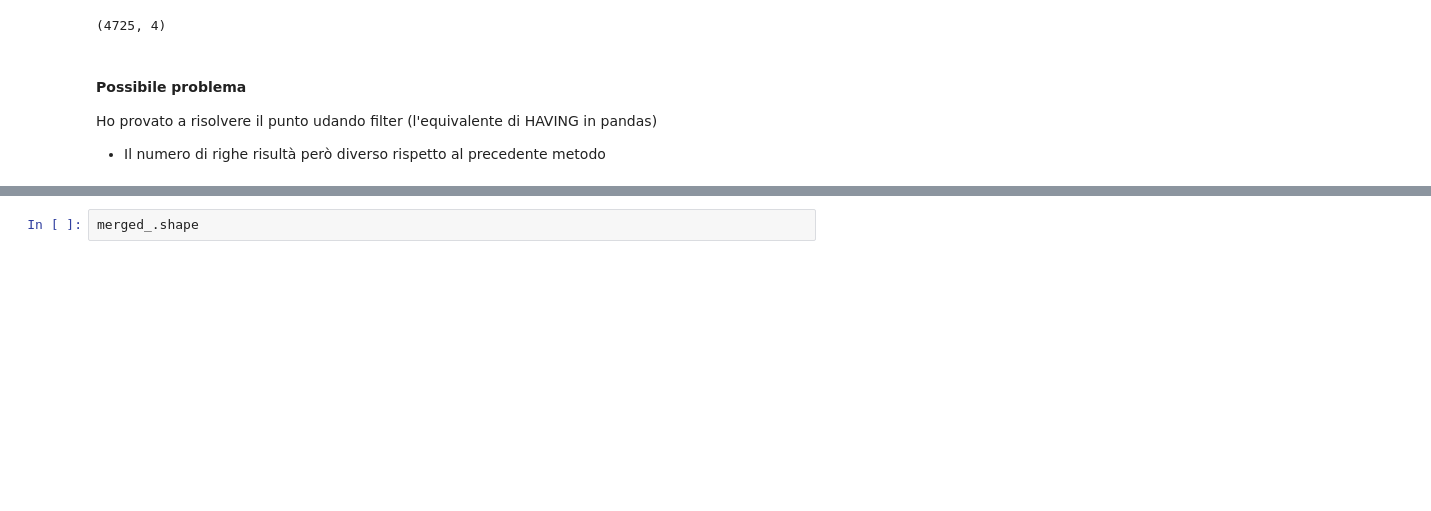
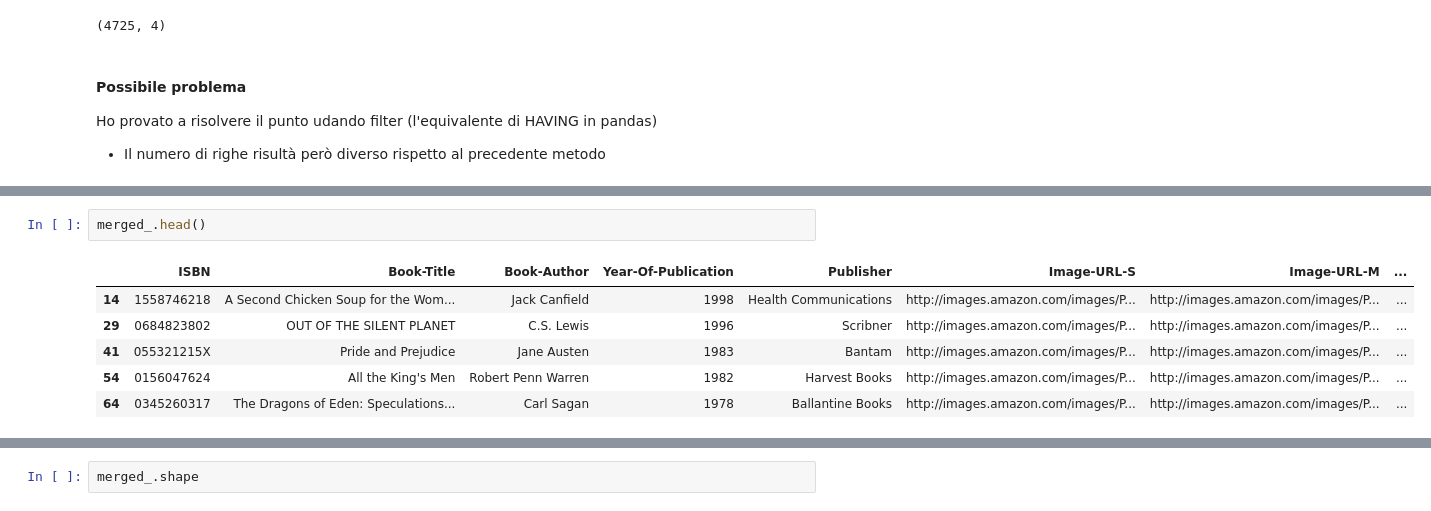
Before and after one commit to giocoal/goodreads-books-simple-data-processing, a Jupyter notebook: progetto2021_ultimo_update.ipynb, the cells around one changed output, grey strips where cells are left out. Saved outputs shown, nothing was run; the diff lists cells and outputs as text; blank space fills up the shorter version.

```diff
--- a/progetto2021_ultimo_update.ipynb
+++ b/progetto2021_ultimo_update.ipynb
@@ -213,0 +212,9 @@ pandas.core.frame.DataFrame
+# %%
+merged_.head()
+# %% [output]
+|  | ISBN | Book-Title | Book-Author | Year-Of-Publication | Publisher | Image-URL-S | Image-URL-M | ... |
+| 14 | 1558746218 | A Second Chicken Soup for the Wom... | Jack Canfield | 1998 | Health Communications | http://images.amazon.com/images/P... | http://images.amazon.com/images/P... | ... |
+| 29 | 0684823802 | OUT OF THE SILENT PLANET | C.S. Lewis | 1996 | Scribner | http://images.amazon.com/images/P... | http://images.amazon.com/images/P... | ... |
+| 41 | 055321215X | Pride and Prejudice | Jane Austen | 1983 | Bantam | http://images.amazon.com/images/P... | http://images.amazon.com/images/P... | ... |
+| 54 | 0156047624 | All the King's Men | Robert Penn Warren | 1982 | Harvest Books | http://images.amazon.com/images/P... | http://images.amazon.com/images/P... | ... |
+| 64 | 0345260317 | The Dragons of Eden: Speculations... | Carl Sagan | 1978 | Ballantine Books | http://images.amazon.com/images/P... | http://images.amazon.com/images/P... | ... |
```
Also changed, not shown: parts of 4 cells of this notebook.
